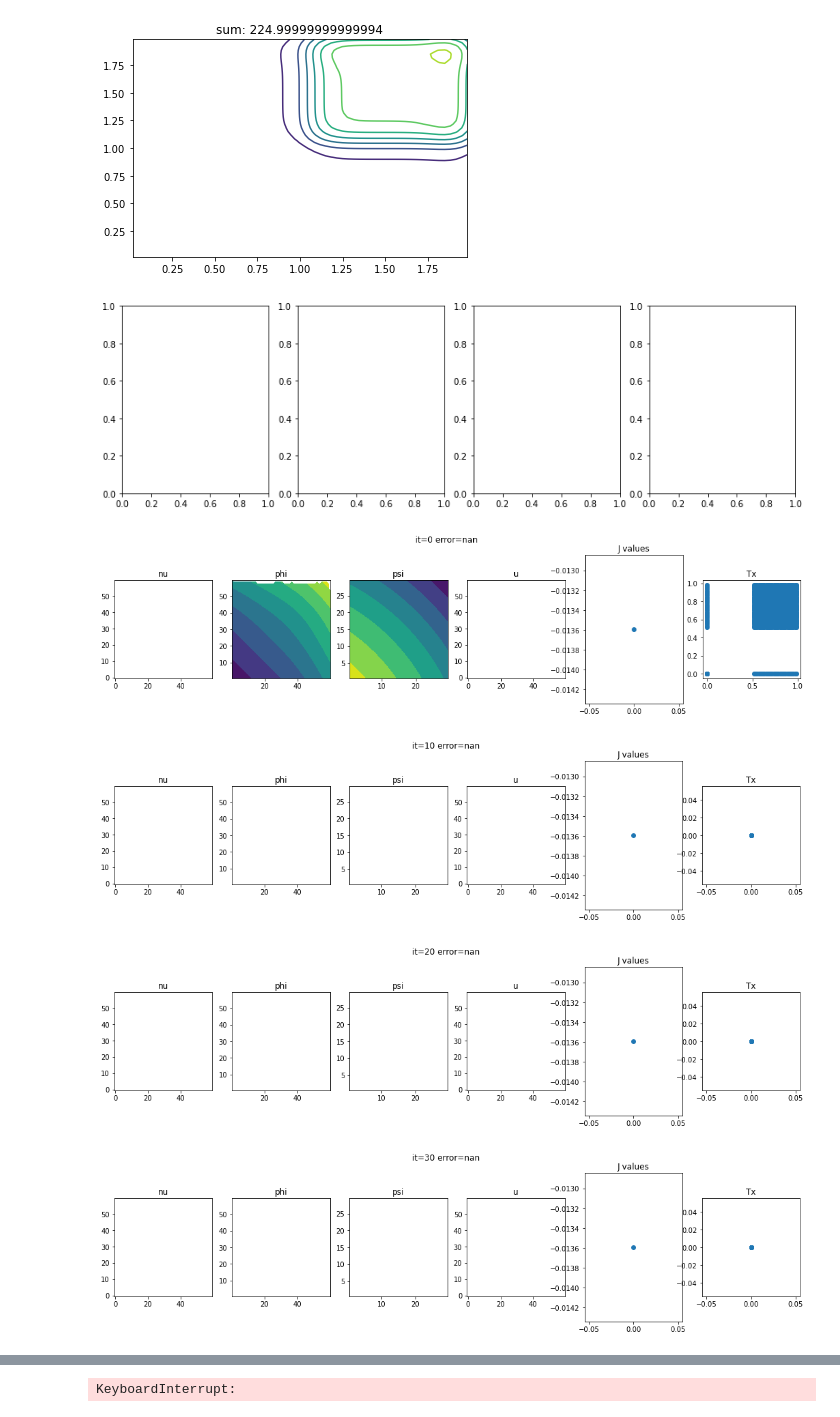
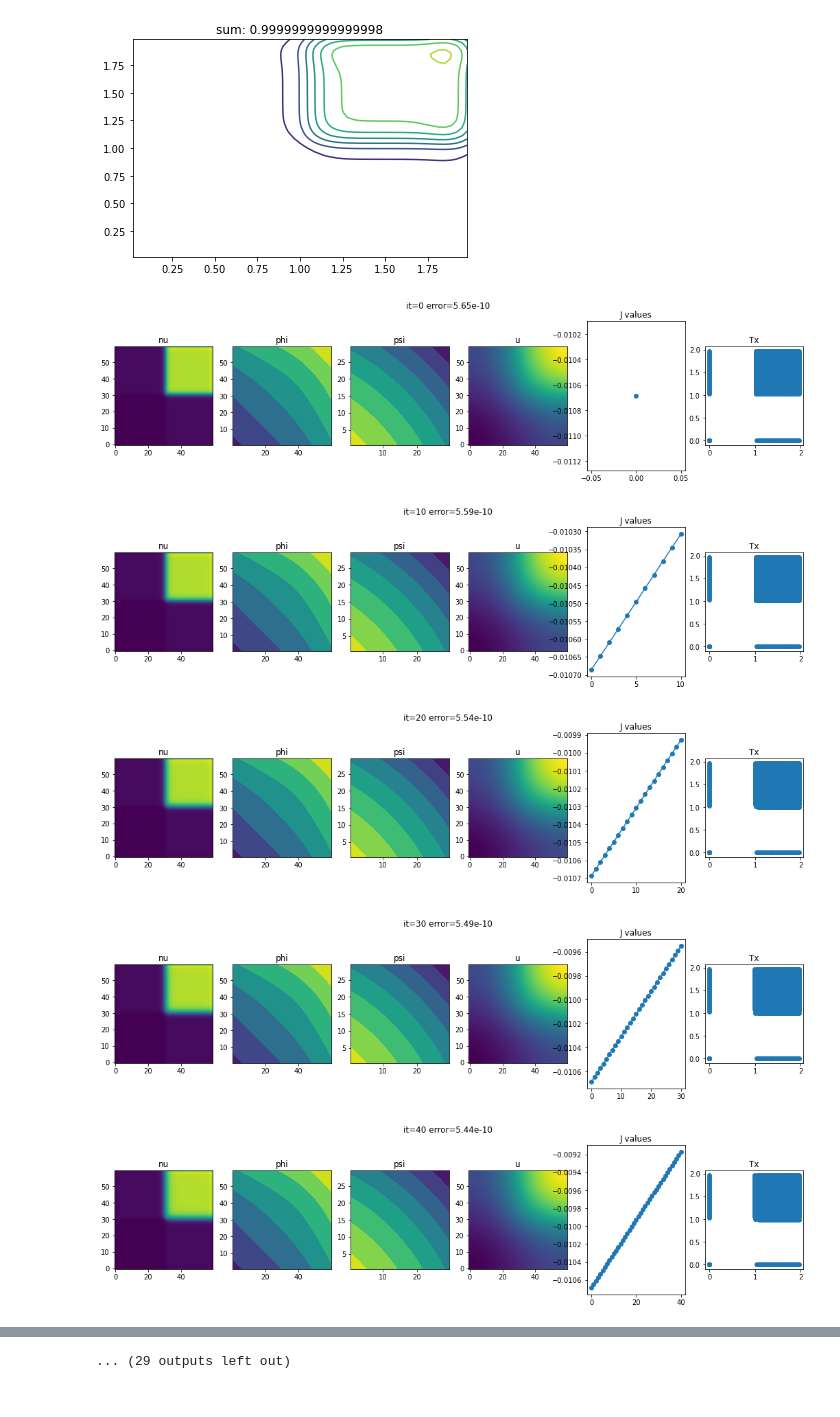
Before and after one commit to wonjunee/screening, a Jupyter notebook: python/screening_other.ipynb, the cells around one changed output, grey strips where cells are left out. Drawn from its saved outputs; the diff is of its cells as text; code cells hidden in the pictures.

```diff
--- a/python/screening_other.ipynb
+++ b/python/screening_other.ipynb
@@ -267,11 +253,12 @@ def compute_rhs(phi_np, psi_np, nu_np, b, helper, dx, dy, show_image=False):
   #   initialize fx, fy
   fx = np.zeros((phi_np.shape[0], phi_np.shape[1]))
   fy = np.zeros((phi_np.shape[0], phi_np.shape[1]))
-  compute_dx(fx, phi_np-b, dy)
-  compute_dy(fy, phi_np-b, dy)
+  phi_b = phi_np - b
+  compute_dx(fx, phi_b, dy)
+  compute_dy(fy, phi_b, dy)
 
-  R1 = np.zeros((phi_np.shape[0],phi_np.shape[1]))
-  R2 = np.zeros((phi_np.shape[0],phi_np.shape[1]))
+  R1  = np.zeros((phi_np.shape[0],phi_np.shape[1]))
+  R2  = np.zeros((phi_np.shape[0],phi_np.shape[1]))
   R1x = np.zeros((phi_np.shape[0],phi_np.shape[1]))
   R2y = np.zeros((phi_np.shape[0],phi_np.shape[1]))
 
@@ -306,7 +293,7 @@ n = 30
 m = 60
 
 # step size for the gradient ascent
-L = 100
+L = 5000
 
 # epsilon for pushforward
 epsilon = 5e-2
@@ -345,10 +332,10 @@ c_transform_forward(phi_np, psi_np, cost)
 approx_push(nu_np, psi_np, phi_np, cost, 1e-2, dx, dy)
 
 plt.contour(Yx,Yy,nu_np, origin='lower')
-plt.title(f"sum: {np.sum(nu_np)}")
+plt.title(f"sum: {np.sum(nu_np) * dy * dy}")
 plt.show()
 
-helper = HelperClass(phi_np, dx, dy)
+helper = HelperClass(psi_np, phi_np, dx, dy)
 
 u = np.zeros((m,m)).astype('float64')
 # %% [output]
@@ -365,8 +352,8 @@ import cv2
 
 # phi_np =
 
-fig,ax = plt.subplots(1,4,figsize=(14,4))
-pbar = tqdm.tqdm(range(max_iteration))
+# fig,ax = plt.subplots(1,4,figsize=(14,4))
+pbar = tqdm.tqdm(range(1000))
 
 J_list = []
 
@@ -378,9 +365,9 @@ for it in pbar:
   # print(f"min: {torch.min(psi_np.view((n*n,1)) - phi_np.view((1,n*n)) - cost)} max: {torch.max(psi_np.view((n*n,1)) - phi_np.view((1,n*n)) - cost)}")
 
   # pushforward mu -> nu
-  approx_push(nu_np, psi_np, phi_np, cost, 1e-2, dx, dy)
+  approx_push(nu_np, psi_np, phi_np, cost, 1e-3, dx, dy)
   rhs = solve_poisson(u, phi_np, psi_np, nu_np, b, kernel, helper, dx, dy, yMax, show_image = (it%10==0))
-  # # # TODO check if nu is solved. check phi and psi stay smooth.
+  # TODO check if nu is solved. check phi and psi stay smooth.
 
 
   # find the value of J
@@ -390,55 +377,55 @@ for it in pbar:
   # fdfd
   Tx = np.zeros((phi_np.shape[0], phi_np.shape[1]))
   Ty = np.zeros((phi_np.shape[0], phi_np.shape[1]))
-  compute_dx(Tx, psi_np, dy)
-  compute_dy(Ty, psi_np, dy)
+  compute_dx(Tx, psi_np, dx)
+  compute_dy(Ty, psi_np, dx)
 
   Tx = -Tx; Ty = -Ty
 
   # compute_first_variation_cpp(rhs, psi_np, phi_np, nu_np, cost, b,  dx,  dy,  yMax)
 
   # # gradient ascent
-  error = np.mean(rhs**2)/L**2
-  phi_np += 1.0/L * rhs
+  error = np.mean(u**2)/L**2
+  phi_np += 1.0/L * u
 
   if error == np.nan:
     print("wrong values")
     break
 
   if it % 10 == 0:
-    approx_push(nu_np, psi_np, phi_np, cost, 1e-4, dx, dy)
+    approx_push(nu_np, psi_np, phi_np, cost, 1e-3, dx, dy)
     fig,ax = plt.subplots(1,6,figsize=(18,4))
     ax[0].imshow(nu_np,origin='lower')
     ax[0].set_title("nu")
     ax[1].contourf(phi_np,origin='lower')
     ax[1].set_aspect('equal')
     ax[1].set_title("phi")
     ax[2].contourf(psi_np,origin='lower')
     ax[2].set_aspect('equal')
     ax[2].set_title("psi")
     ax[3].imshow(u,origin='lower')
     ax[3].set_title("u")
     ax[4].plot(J_list, 'o-')
     ax[4].set_title("J values")
     ax[5].scatter(Tx,Ty)
     ax[5].set_aspect('equal')
     ax[5].set_title('Tx')
     plt.suptitle(f"it={it} error={error:0.2e}")
     plt.show()
     # plt.savefig(f"images/{it//10:03d}.png")
     # hdisplay.update(fig)
     # plt.close('all')
 
 
     # fix,ax = plt.subplots(1,1)
     # A=psi.view((1,n*n)) - phi.view((n*n,1)) - cost
     # A = A.detach().cpu().numpy()
     # ax.imshow(A)
     # ax.set_title(f"{np.max(A)} {np.min(A)}")
     # plt.show()
 # %% [output]
-[figure, old version]
+[figure, new version]
-[figure, old version]
+[figure, new version]
-[figure, old version]
+[figure, new version]
-[figure, old version]
+[figure, new version]
-[figure, old version]
+[figure, new version]
@@ -447,4 +439,4 @@ for it in pbar:
-KeyboardInterrupt:
+... (29 outputs left out)
 # %%
 import glob
 import cv2
```
Also changed, not shown: parts of 2 cells of this notebook, 2 other files.
